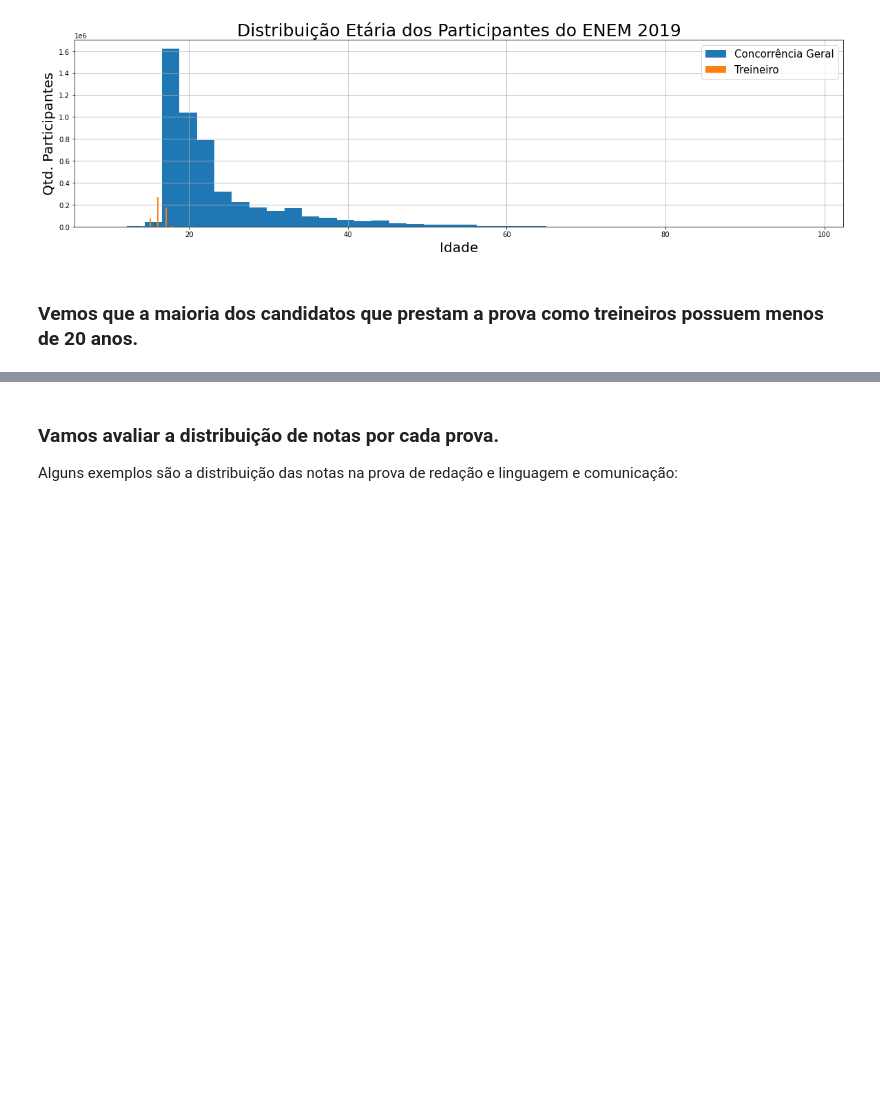
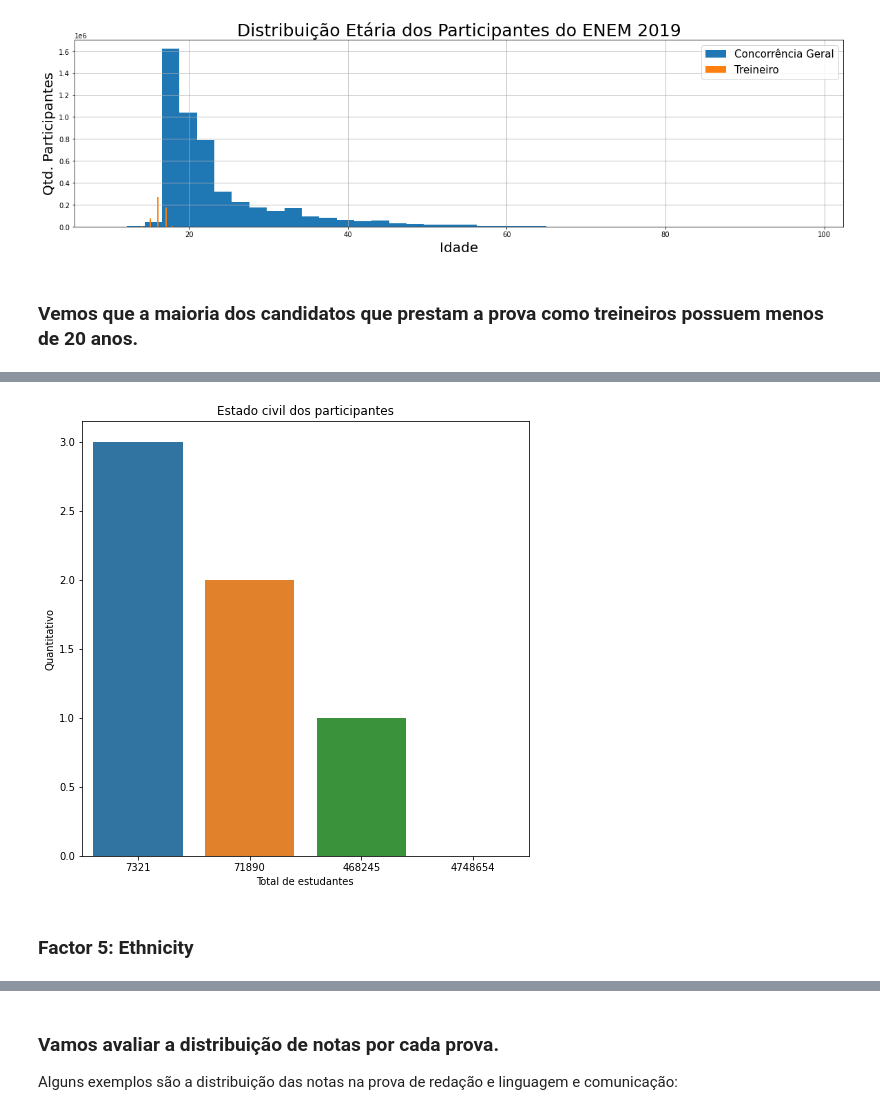
Before and after one commit to Chrystinne/enem, a Jupyter notebook: notebooks/Enem_Analises.ipynb, the cells around one changed output, grey strips where cells are left out. Drawn from its saved outputs; the diff is of its cells as text; code cells hidden in the pictures; blank space fills up the shorter version.

```diff
--- a/notebooks/Enem_Analises.ipynb
+++ b/notebooks/Enem_Analises.ipynb
@@ -247,0 +302,12 @@ Text(0.5, 1.0, 'Distribuição Etária dos Participantes do ENEM 2019')
+# %%
+plt.figure(figsize=(8,8))
+counts = data['TP_ESTADO_CIVIL'].value_counts()
+ax = sns.barplot(y=counts.index,x=counts, orient='v')
+plt.title('Estado civil dos participantes')
+plt.xlabel('Total de estudantes')
+plt.ylabel('Quantitativo')
+plt.show()
+# %% [output]
+[figure, added]
+# %% [markdown]
+### Factor 5: Ethnicity
```
Also changed, not shown: parts of 34 cells of this notebook.
